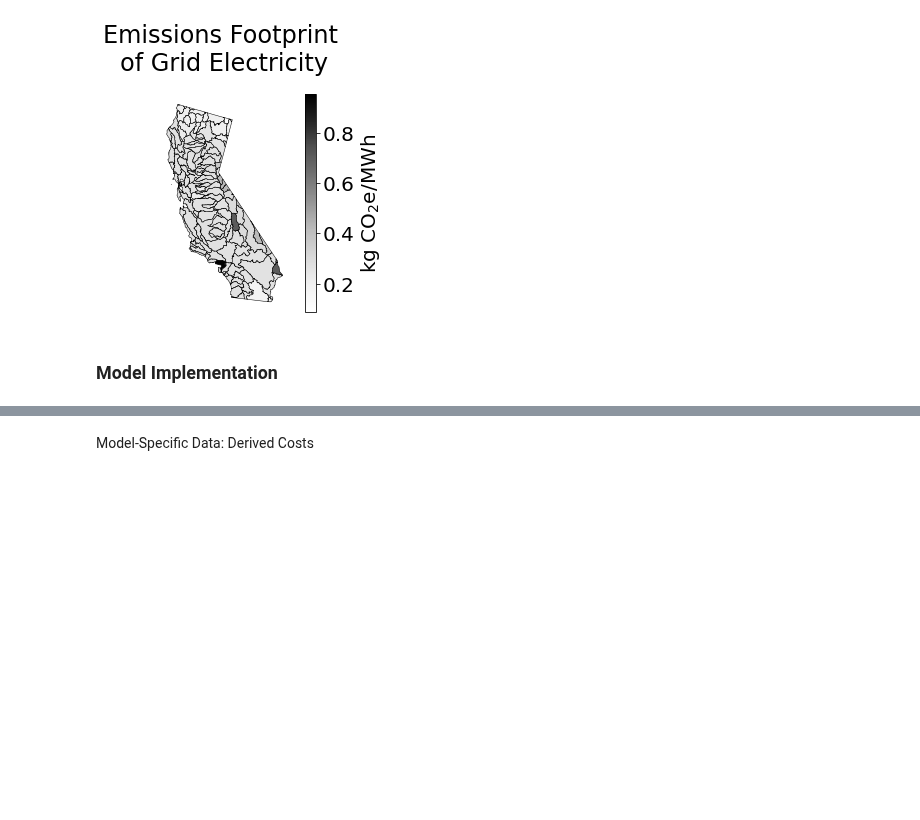
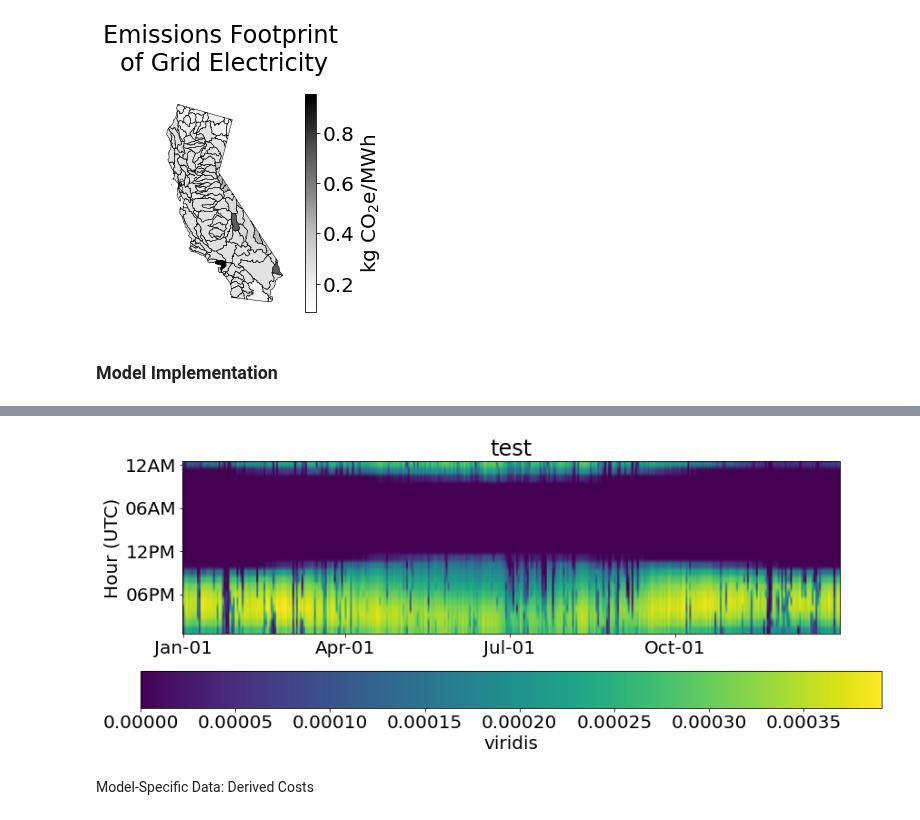
Before and after one commit to disha-22/DCSitingOptimization, a Jupyter notebook: model_implementation.ipynb, the cells around one changed output, grey strips where cells are left out. Drawn from its saved outputs; the diff is of its cells as text; code cells hidden in the pictures; blank space fills up the shorter version.

Commit message:
365 by 24 heatmap

```diff
--- a/model_implementation.ipynb
+++ b/model_implementation.ipynb
@@ -261,0 +369,8 @@ visualize_stats(huc8_df, 'Grid Carbon Footprint (tons CO2-eq/MWh)', 'Emissions F
+# %%
+mpl.rcParams['font.size'] = 20
+
+fig, ax = plt.subplots(figsize=(20, 5))
+
+yearly_heatmap(solar_proportion_df.iloc[:,0].to_numpy(), 'test', 'viridis', 'viridis', ax=ax)
+# %% [output]
+[figure, added]
```
Also changed, not shown: parts of 15 cells of this notebook.
